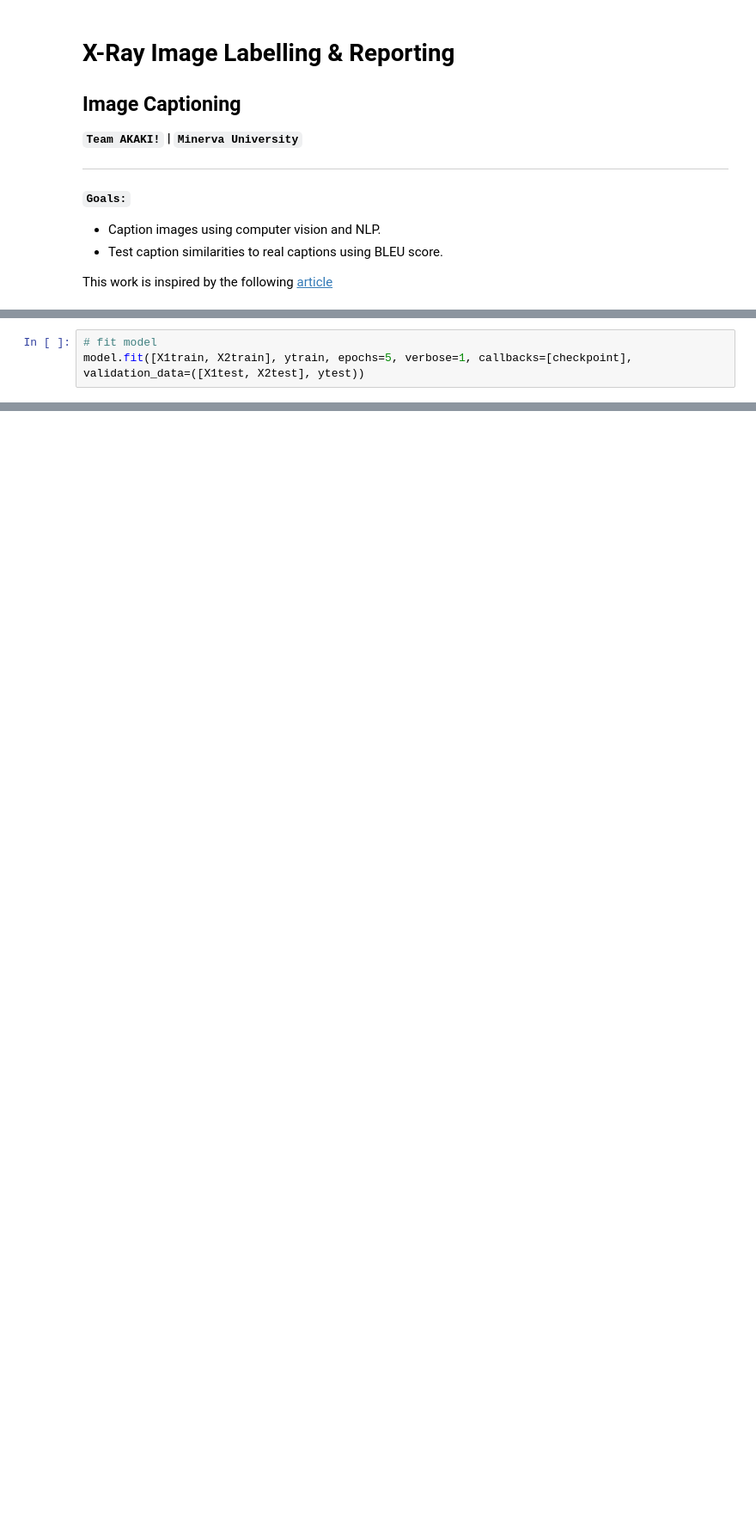
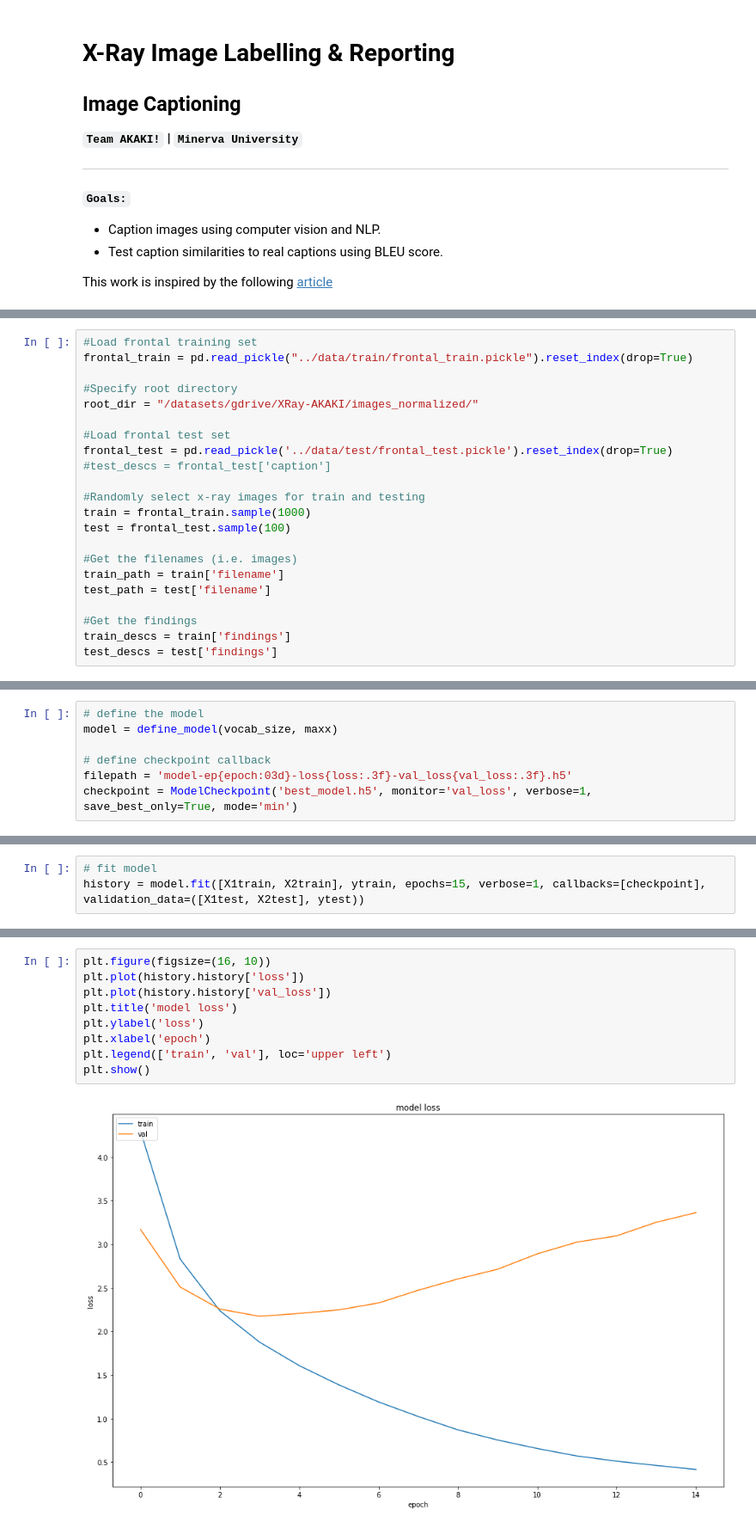
Before and after one commit to Idrissben/X-Ray-Processing, a Jupyter notebook: notebooks/3-Captioning.ipynb, the cells around one changed output, grey strips where cells are left out. Shown at 86% size. Cells and saved outputs as stored; diff of their text form; blank space fills up the shorter version.

```diff
--- a/notebooks/3-Captioning.ipynb
+++ b/notebooks/3-Captioning.ipynb
@@ -251,3 +12,0 @@ None
-# %%
-# fit model
-model.fit([X1train, X2train], ytrain, epochs=5, verbose=1, callbacks=[checkpoint], validation_data=([X1test, X2test], ytest))
@@ -337,0 +52,22 @@ startseq lateral views of the chest overlying external cardiac monitor leads sho
+# %%
+#Load frontal training set
+frontal_train = pd.read_pickle("../data/train/frontal_train.pickle").reset_index(drop=True)
+
+#Specify root directory
+root_dir = "/datasets/gdrive/XRay-AKAKI/images_normalized/"
+
+#Load frontal test set
+frontal_test = pd.read_pickle('../data/test/frontal_test.pickle').reset_index(drop=True)
+#test_descs = frontal_test['caption']
+
+#Randomly select x-ray images for train and testing
+train = frontal_train.sample(1000)
+test = frontal_test.sample(100)
+
+#Get the filenames (i.e. images)
+train_path = train['filename']
+test_path = test['filename']
+
+#Get the findings
+train_descs = train['findings']
+test_descs = test['findings']
@@ -337,0 +328,7 @@ startseq lateral views of the chest overlying external cardiac monitor leads sho
+# %%
+# define the model
+model = define_model(vocab_size, maxx)
+
+# define checkpoint callback
+filepath = 'model-ep{epoch:03d}-loss{loss:.3f}-val_loss{val_loss:.3f}.h5'
+checkpoint = ModelCheckpoint('best_model.h5', monitor='val_loss', verbose=1, save_best_only=True, mode='min')
@@ -337,0 +353,3 @@ startseq lateral views of the chest overlying external cardiac monitor leads sho
+# %%
+# fit model
+history = model.fit([X1train, X2train], ytrain, epochs=15, verbose=1, callbacks=[checkpoint], validation_data=([X1test, X2test], ytest))
@@ -337,0 +376,11 @@ startseq lateral views of the chest overlying external cardiac monitor leads sho
+# %%
+plt.figure(figsize=(16, 10))
+plt.plot(history.history['loss'])
+plt.plot(history.history['val_loss'])
+plt.title('model loss')
+plt.ylabel('loss')
+plt.xlabel('epoch')
+plt.legend(['train', 'val'], loc='upper left')
+plt.show()
+# %% [output]
+[figure, added]
```
Also changed, not shown: parts of 42 cells of this notebook, 14 other files.
